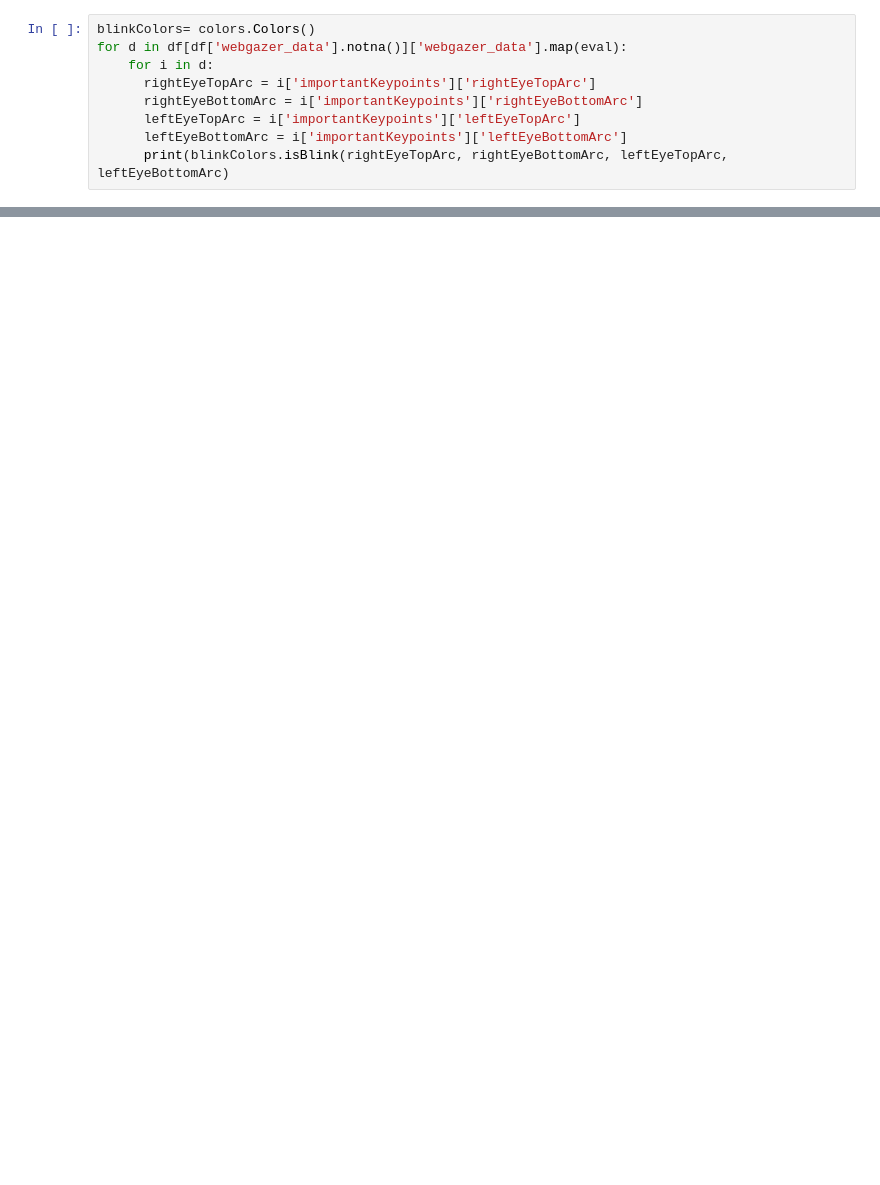
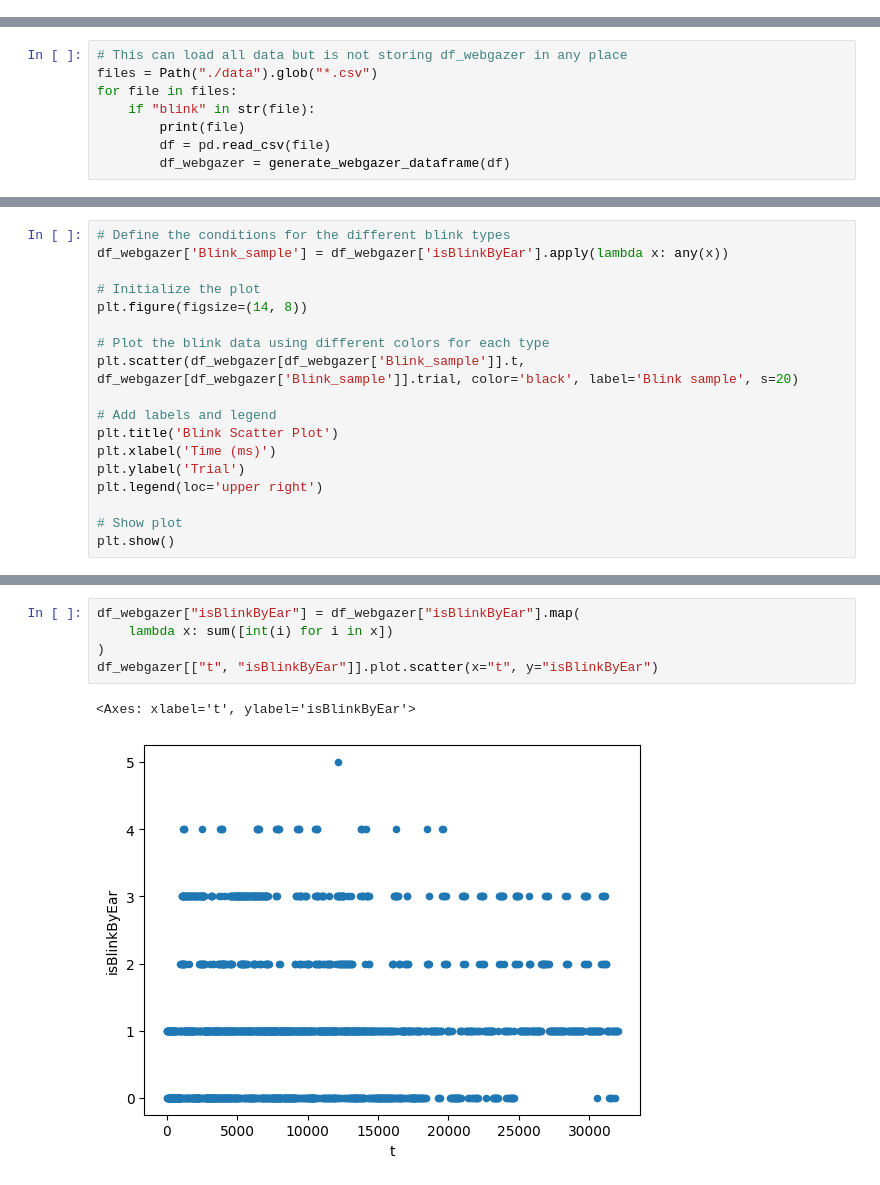
Before and after one commit to agustin-penas/wg-DataAnalysis, a Jupyter notebook: analysis.ipynb, the cells around one changed output, grey strips where cells are left out. Saved outputs shown, nothing was run; the diff lists cells and outputs as text; blank space fills up the shorter version.

```diff
--- a/analysis.ipynb
+++ b/analysis.ipynb
@@ -223,9 +74,0 @@ KeyboardInterrupt:
-# %%
-blinkColors= colors.Colors()
-for d in df[df['webgazer_data'].notna()]['webgazer_data'].map(eval):
-    for i in d:
-      rightEyeTopArc = i['importantKeypoints']['rightEyeTopArc']
-      rightEyeBottomArc = i['importantKeypoints']['rightEyeBottomArc']
-      leftEyeTopArc = i['importantKeypoints']['leftEyeTopArc']
-      leftEyeBottomArc = i['importantKeypoints']['leftEyeBottomArc']
-      print(blinkColors.isBlink(rightEyeTopArc, rightEyeBottomArc, leftEyeTopArc, leftEyeBottomArc)
@@ -233,0 +75,8 @@ for d in df[df['webgazer_data'].notna()]['webgazer_data'].map(eval):
+# %%
+# This can load all data but is not storing df_webgazer in any place
+files = Path("./data").glob("*.csv")
+for file in files:
+    if "blink" in str(file):
+        print(file)
+        df = pd.read_csv(file)
+        df_webgazer = generate_webgazer_dataframe(df)
@@ -233,0 +143,18 @@ for d in df[df['webgazer_data'].notna()]['webgazer_data'].map(eval):
+# %%
+# Define the conditions for the different blink types
+df_webgazer['Blink_sample'] = df_webgazer['isBlinkByEar'].apply(lambda x: any(x))
+
+# Initialize the plot
+plt.figure(figsize=(14, 8))
+
+# Plot the blink data using different colors for each type
+plt.scatter(df_webgazer[df_webgazer['Blink_sample']].t, df_webgazer[df_webgazer['Blink_sample']].trial, color='black', label='Blink sample', s=20)
+
+# Add labels and legend
+plt.title('Blink Scatter Plot')
+plt.xlabel('Time (ms)')
+plt.ylabel('Trial')
+plt.legend(loc='upper right')
+
+# Show plot
+plt.show()
@@ -233,0 +163,8 @@ for d in df[df['webgazer_data'].notna()]['webgazer_data'].map(eval):
+# %%
+df_webgazer["isBlinkByEar"] = df_webgazer["isBlinkByEar"].map(
+    lambda x: sum([int(i) for i in x])
+)
+df_webgazer[["t", "isBlinkByEar"]].plot.scatter(x="t", y="isBlinkByEar")
+# %% [output]
+<Axes: xlabel='t', ylabel='isBlinkByEar'>
+[figure, added]
```
Also changed, not shown: parts of 22 cells of this notebook.
